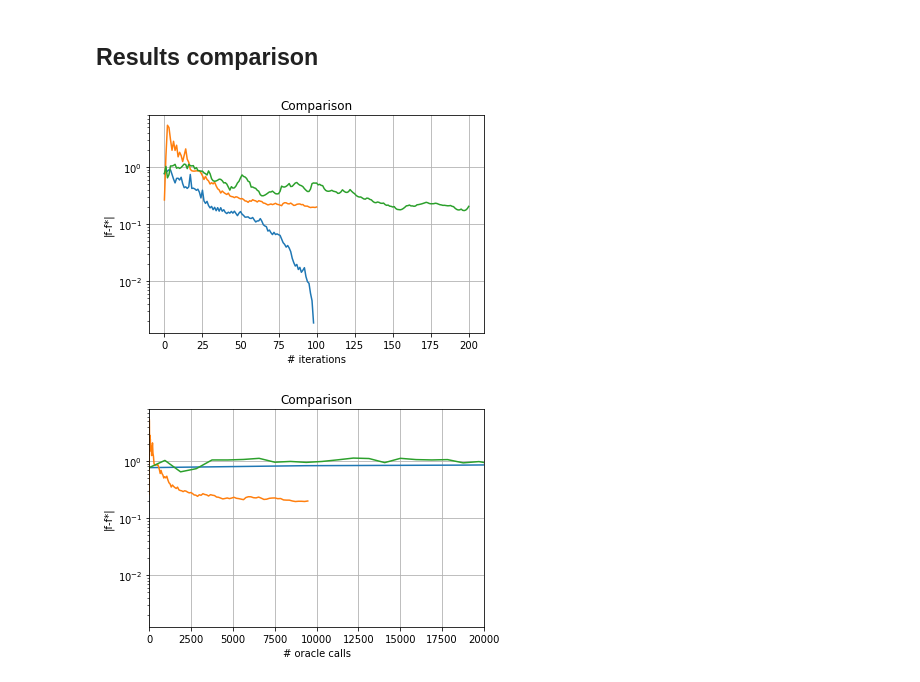
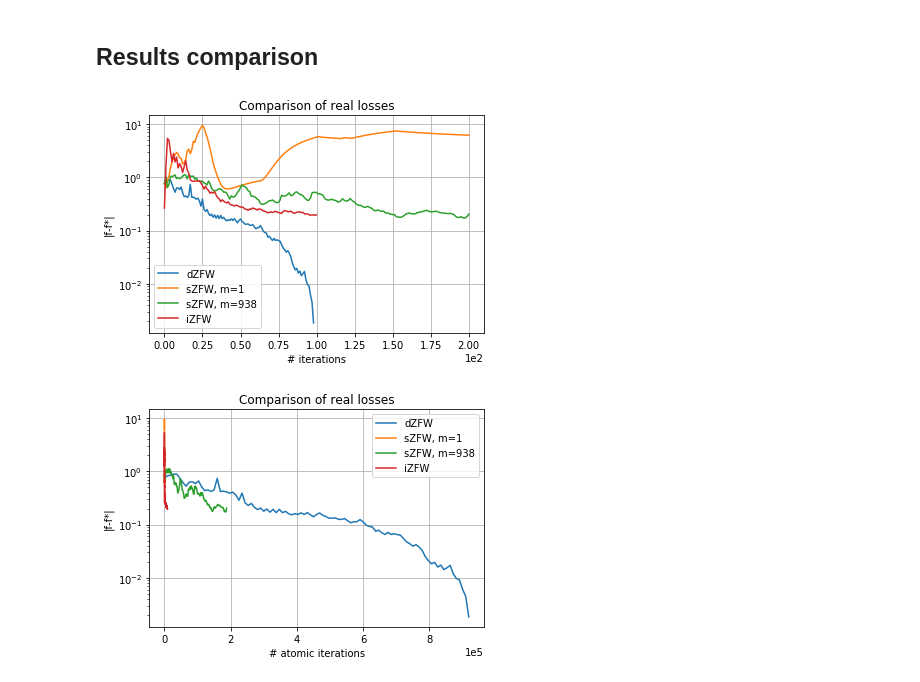
Before and after one commit to liacov/OPTproj, a Jupyter notebook: notebooks/CoxRegression.ipynb, the cells around one changed output. Drawn from its saved outputs; the diff is of its cells as text; code cells hidden in the pictures.

Commit message:
data + plots cox

```diff
--- a/notebooks/CoxRegression.ipynb
+++ b/notebooks/CoxRegression.ipynb
@@ -134,0 +168,6 @@ plt.grid()
+# %%
+%%time
+fpred, f, w, mean, t, loss, f_values = stochasticZFW(F, d, w0, method = "RDSA", r=10, T=200, eps=1e-5)
+
+print(F(w0), F(w))
+print(f'OUTPUT:\n\nF(w_pred) = {fpred}\n\nF(w) = {f}\n\nw = {w}\n\naverage w = {mean}\n\nT = {t}')
@@ -134,0 +192,11 @@ plt.grid()
+# %%
+f_stoch1 = np.load('../Data/results/function_SZFW_RDSA_cox_200.npy')
+plt.plot(np.abs(f_stoch1 - f_star))
+plt.yscale("log")
+plt.title("sZFW real loss with IRDSA (m=1)")
+plt.xlabel("# iterations")
+plt.ticklabel_format(axis="x", style="sci", scilimits=(0,0))
+plt.ylabel("|f-f*|")
+plt.grid()
+plt.savefig("../Figures_Cox_Problem/sZFW_real_loss_iterations_RDSA.png", dpi=400)
+plt.show()
@@ -199,27 +298,35 @@ hours = secs / 60**2
 # %% [markdown]
 ## Results comparison
 # %%
-plt.plot((f_d - f_star)[:np.argmin(f_d)])
-plt.plot(f_i - f_star)
-plt.plot(f_stoch200 - f_star)
+plt.plot(np.abs(f_d - f_star)[:np.argmin(f_d)])
+plt.plot(np.abs(f_stoch1 - f_star))
+plt.plot(np.abs(f_stoch200 - f_star))
+plt.plot(np.abs(f_i - f_star))
+plt.ticklabel_format(axis="x", style="sci", scilimits=(0,0))
 plt.yscale("log")
-plt.title("Comparison")
+plt.title("Comparison of real losses")
 plt.xlabel("# iterations")
 plt.ylabel("|f-f*|")
+plt.legend(('dZFW', 'sZFW, m=1', "sZFW, m=938", "iZFW"))
 plt.grid()
+plt.savefig("../Figures_Cox_Problem/Comparison_real_losses_iteration", dpi=400)
 # %% [output]
-[figure, old version]
+[figure, new version]
 # %%
 m = lambda t: t * (t+1) / D * (d+3)
+inner = np.load('../Data/results/inner_IZFW_cox_long.npy')
 
-plt.plot(range(1, 100*d, d)[:np.argmin(f_d)], (f_d - f_star)[:np.argmin(f_d)])
-plt.plot([m(t) for t in range(101)], f_i - f_star)
-plt.plot(range(0, 200*938+1, 938),f_stoch200 - f_star)
+plt.plot(range(1, 100*d, d)[:np.argmin(f_d)], np.abs(f_d - f_star)[:np.argmin(f_d)])
+plt.plot(range(len(f_stoch1)), np.abs(f_stoch1 - f_star))
+plt.plot(range(0, 200*938+1, 938), np.abs(f_stoch200 - f_star))
+plt.plot([m(t)+inner[t] for t in range(101)], np.abs(f_i - f_star))
+plt.ticklabel_format(axis="x", style="sci", scilimits=(0,0))
 plt.yscale("log")
-plt.title("Comparison")
-plt.xlabel("# oracle calls")
+plt.title("Comparison of real losses")
+plt.xlabel("# atomic iterations")
 plt.ylabel("|f-f*|")
-plt.xlim((0,20000))
+plt.legend(('dZFW', 'sZFW, m=1', "sZFW, m=938", "iZFW"))
 plt.grid()
+plt.savefig("../Figures_Cox_Problem/Comparison_real_losses_atomic_iteration", dpi=400)
 # %% [output]
-[figure, old version]
+[figure, new version]
```
Also changed, not shown: parts of 13 cells of this notebook, 32 other files.
